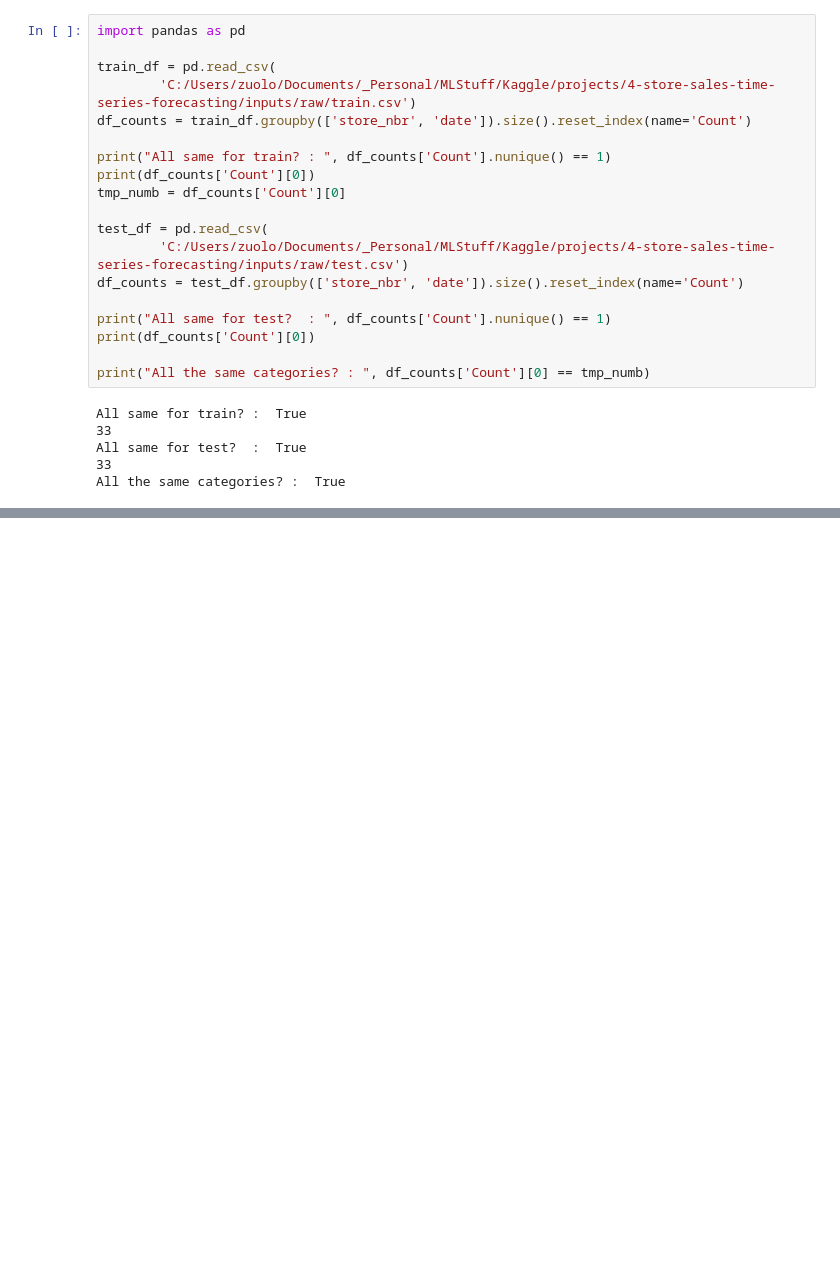
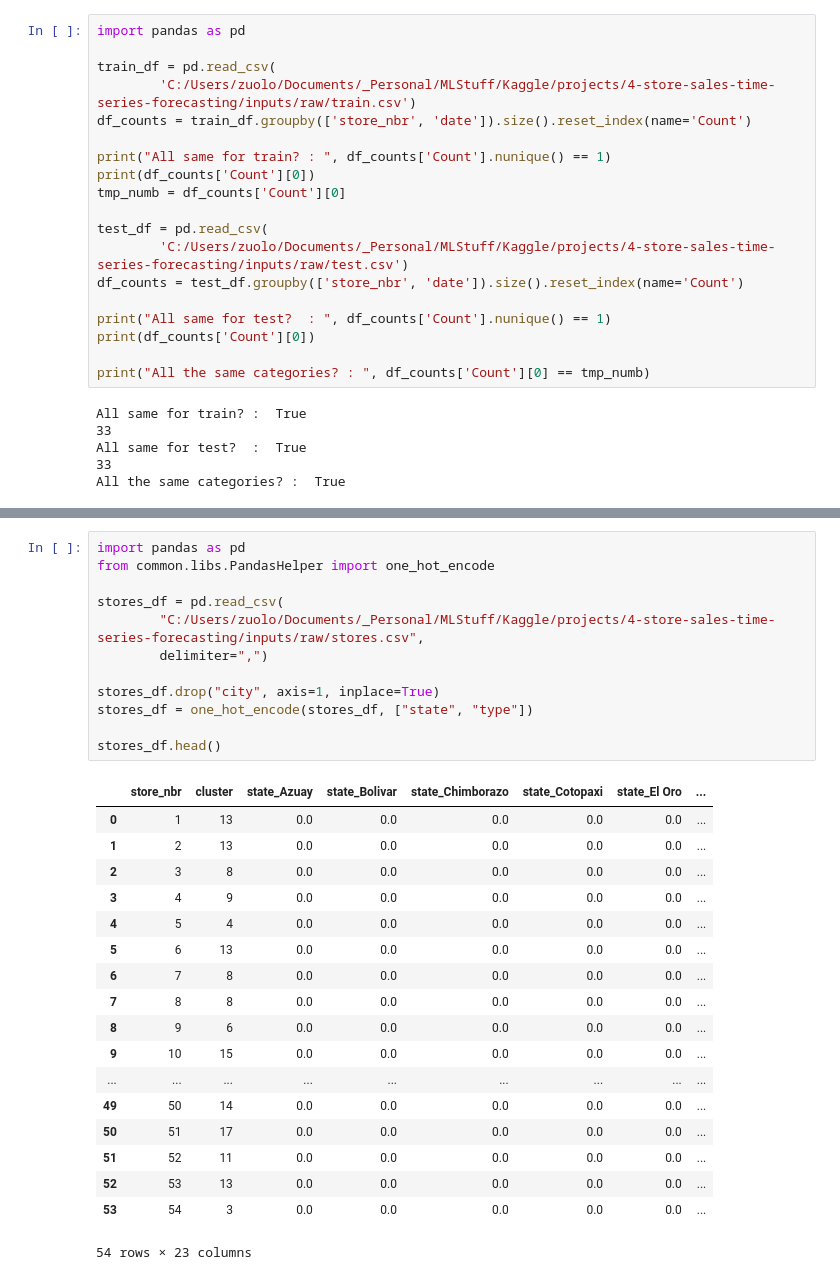
Before and after one commit to ZuoLoL21/KaggleSubmissions, a Jupyter notebook: projects/4-store-sales-time-series-forecasting/raw_analysis.ipynb, the cells around one changed output, grey strips where cells are left out. Drawn from its saved outputs; the diff is of its cells as text; blank space fills up the shorter version.

```diff
--- a/projects/4-store-sales-time-series-forecasting/raw_analysis.ipynb
+++ b/projects/4-store-sales-time-series-forecasting/raw_analysis.ipynb
@@ -28,0 +64,31 @@ True
+# %%
+import pandas as pd
+from common.libs.PandasHelper import one_hot_encode
+
+stores_df = pd.read_csv(
+        "C:/Users/zuolo/Documents/_Personal/MLStuff/Kaggle/projects/4-store-sales-time-series-forecasting/inputs/raw/stores.csv",
+        delimiter=",")
+
+stores_df.drop("city", axis=1, inplace=True)
+stores_df = one_hot_encode(stores_df, ["state", "type"])
+
+stores_df.head()
+# %% [output]
+|  | store_nbr | cluster | state_Azuay | state_Bolivar | state_Chimborazo | state_Cotopaxi | state_El Oro | ... |
+| 0 | 1 | 13 | 0.0 | 0.0 | 0.0 | 0.0 | 0.0 | ... |
+| 1 | 2 | 13 | 0.0 | 0.0 | 0.0 | 0.0 | 0.0 | ... |
+| 2 | 3 | 8 | 0.0 | 0.0 | 0.0 | 0.0 | 0.0 | ... |
+| 3 | 4 | 9 | 0.0 | 0.0 | 0.0 | 0.0 | 0.0 | ... |
+| 4 | 5 | 4 | 0.0 | 0.0 | 0.0 | 0.0 | 0.0 | ... |
+| 5 | 6 | 13 | 0.0 | 0.0 | 0.0 | 0.0 | 0.0 | ... |
+| 6 | 7 | 8 | 0.0 | 0.0 | 0.0 | 0.0 | 0.0 | ... |
+| 7 | 8 | 8 | 0.0 | 0.0 | 0.0 | 0.0 | 0.0 | ... |
+| 8 | 9 | 6 | 0.0 | 0.0 | 0.0 | 0.0 | 0.0 | ... |
+| 9 | 10 | 15 | 0.0 | 0.0 | 0.0 | 0.0 | 0.0 | ... |
+| ... | ... | ... | ... | ... | ... | ... | ... | ... |
+| 49 | 50 | 14 | 0.0 | 0.0 | 0.0 | 0.0 | 0.0 | ... |
+| 50 | 51 | 17 | 0.0 | 0.0 | 0.0 | 0.0 | 0.0 | ... |
+| 51 | 52 | 11 | 0.0 | 0.0 | 0.0 | 0.0 | 0.0 | ... |
+| 52 | 53 | 13 | 0.0 | 0.0 | 0.0 | 0.0 | 0.0 | ... |
+| 53 | 54 | 3 | 0.0 | 0.0 | 0.0 | 0.0 | 0.0 | ... |
+54 rows × 23 columns
```
Also changed, not shown: parts of 3 cells of this notebook, 6 other files.
